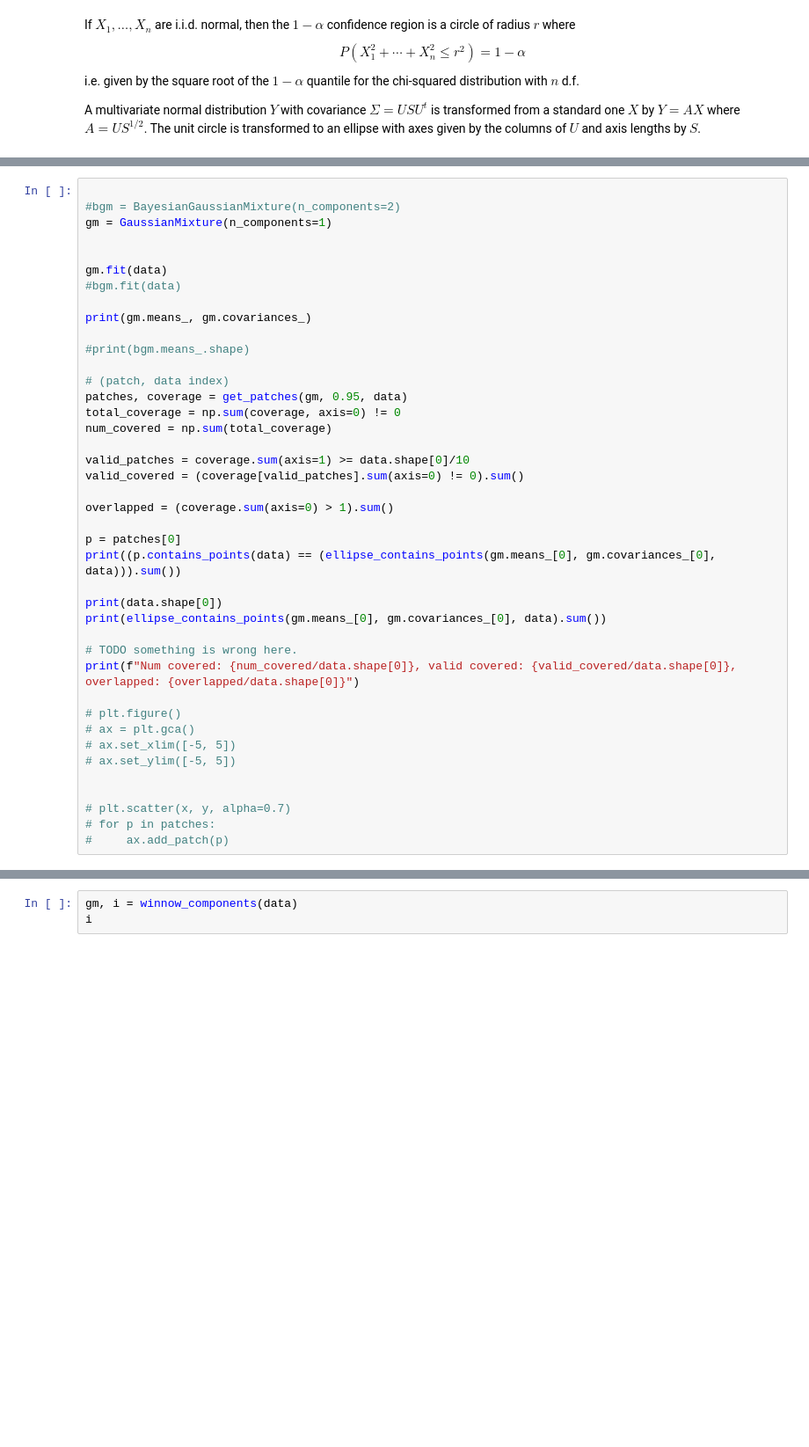
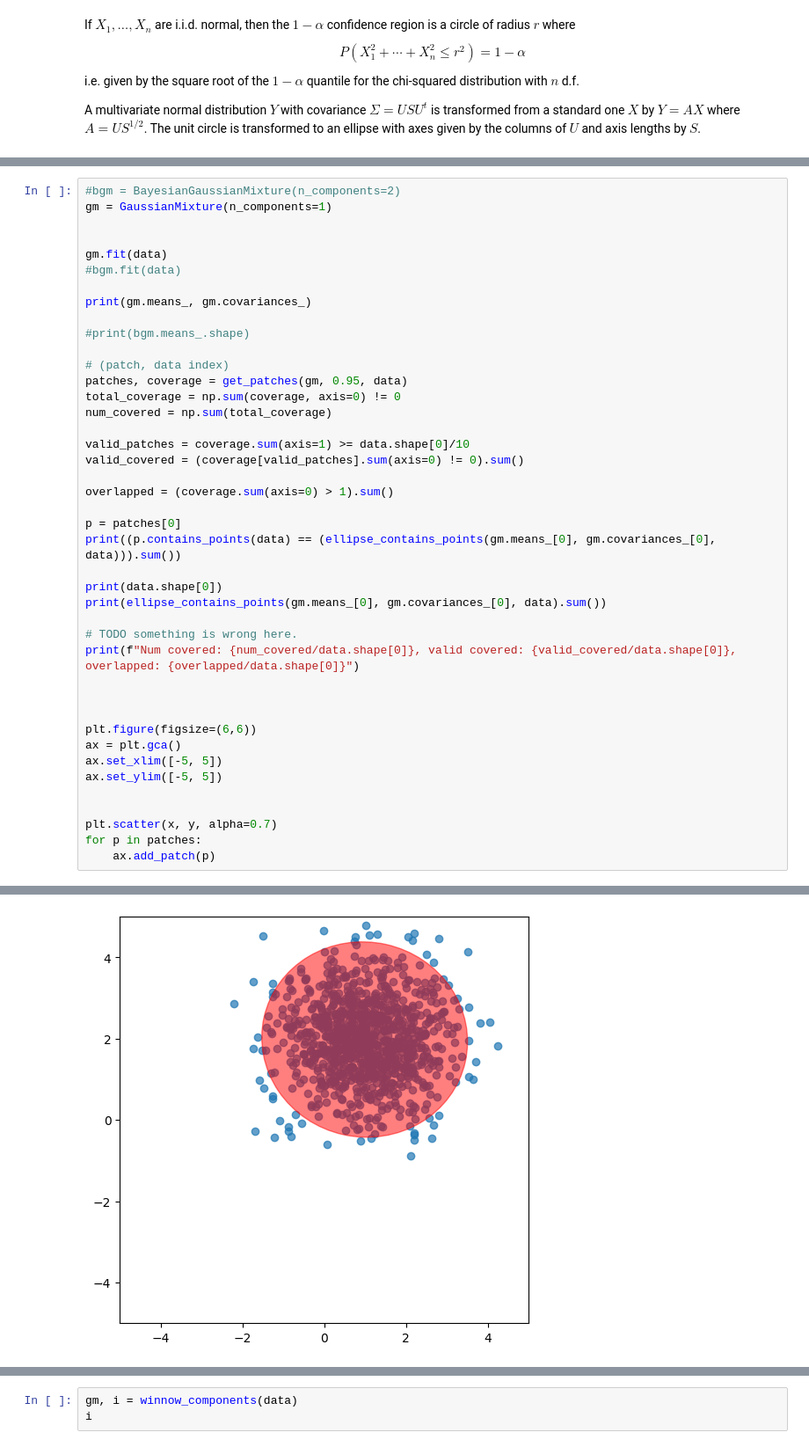
Before and after one commit to chenhi/groove_gang, a Jupyter notebook: intra_clustering.ipynb, the cells around one changed output, grey strips where cells are left out. Shown at 88% size. Drawn from its saved outputs; the diff is of its cells as text; blank space fills up the shorter version.

```diff
--- a/intra_clustering.ipynb
+++ b/intra_clustering.ipynb
@@ -98,5 +95,4 @@ print(data.shape)
 # %%
-
 #bgm = BayesianGaussianMixture(n_components=2)
 gm = GaussianMixture(n_components=1)
 
@@ -127,13 +123,15 @@ print(ellipse_contains_points(gm.means_[0], gm.covariances_[0], data).sum())
 # TODO something is wrong here.
 print(f"Num covered: {num_covered/data.shape[0]}, valid covered: {valid_covered/data.shape[0]}, overlapped: {overlapped/data.shape[0]}")
 
-# plt.figure()
-# ax = plt.gca()
-# ax.set_xlim([-5, 5])
-# ax.set_ylim([-5, 5])
 
 
-# plt.scatter(x, y, alpha=0.7)
-# for p in patches:
-#     ax.add_patch(p)
+plt.figure(figsize=(6,6))
+ax = plt.gca()
+ax.set_xlim([-5, 5])
+ax.set_ylim([-5, 5])
+
+
+plt.scatter(x, y, alpha=0.7)
+for p in patches:
+    ax.add_patch(p)
 # %% [output]
@@ -146 +144,2 @@ Num covered: 0.951, valid covered: 0.951, overlapped: 0.0
+[figure, added]
 # %% [markdown]
```
Also changed, not shown: parts of 11 cells of this notebook.
